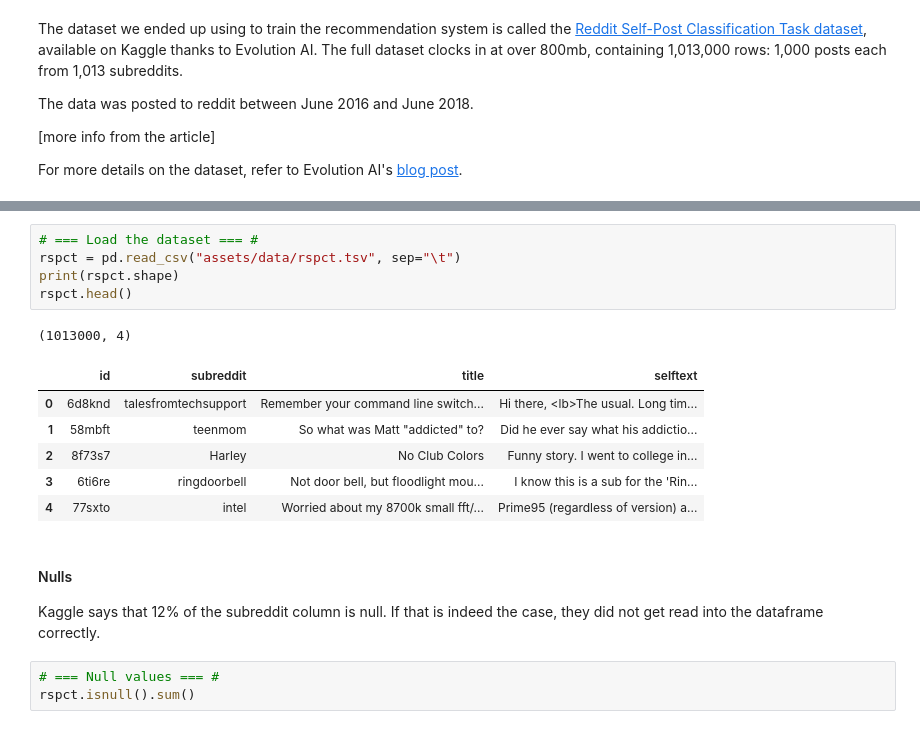
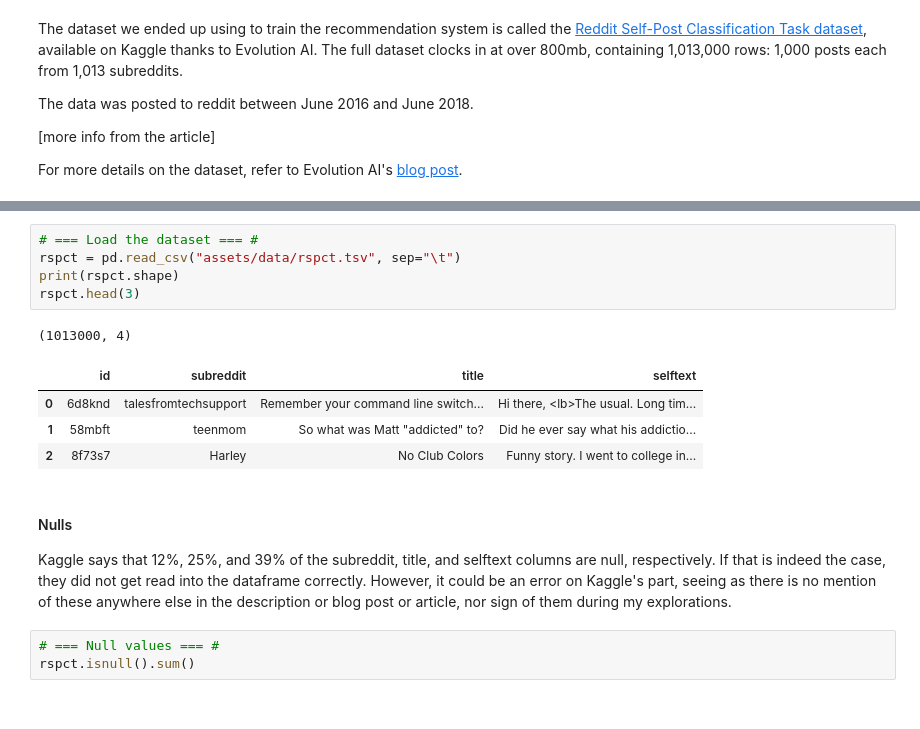
Before and after one commit to tobias-fyi/vela, a Jupyter notebook: ds/interview_prep/practice/post_here/post_here_2-full.ipynb, the cells around one changed output, grey strips where cells are left out. Saved outputs shown, nothing was run; the diff lists cells and outputs as text.

Commit message:
Finished Post Here modeling and mostly done writing

```diff
--- a/ds/interview_prep/practice/post_here/post_here_2-full.ipynb
+++ b/ds/interview_prep/practice/post_here/post_here_2-full.ipynb
@@ -124,20 +154,18 @@ Therefore, this section—the one dedicated to data wrangling only—will be rat
 # %%
 # === Load the dataset === #
 rspct = pd.read_csv("assets/data/rspct.tsv", sep="\t")
 print(rspct.shape)
-rspct.head()
+rspct.head(3)
 # %% [output]
 (1013000, 4)
 |  | id | subreddit | title | selftext |
 | 0 | 6d8knd | talesfromtechsupport | Remember your command line switch... | Hi there, <lb>The usual. Long tim... |
 | 1 | 58mbft | teenmom | So what was Matt "addicted" to? | Did he ever say what his addictio... |
 | 2 | 8f73s7 | Harley | No Club Colors | Funny story. I went to college in... |
-| 3 | 6ti6re | ringdoorbell | Not door bell, but floodlight mou... | I know this is a sub for the 'Rin... |
-| 4 | 77sxto | intel | Worried about my 8700k small fft/... | Prime95 (regardless of version) a... |
 # %% [markdown]
 #### Nulls
 
-Kaggle says that 12% of the subreddit column is null. If that is indeed the case, they did not get read into the dataframe correctly.
+Kaggle says that 12%, 25%, and 39% of the subreddit, title, and selftext columns are null, respectively. If that is indeed the case, they did not get read into the dataframe correctly. However, it could be an error on Kaggle's part, seeing as there is no mention of these anywhere else in the description or blog post or article, nor sign of them during my explorations.
 # %%
 # === Null values === #
 rspct.isnull().sum()
```
Also changed, not shown: parts of 54 cells of this notebook.
